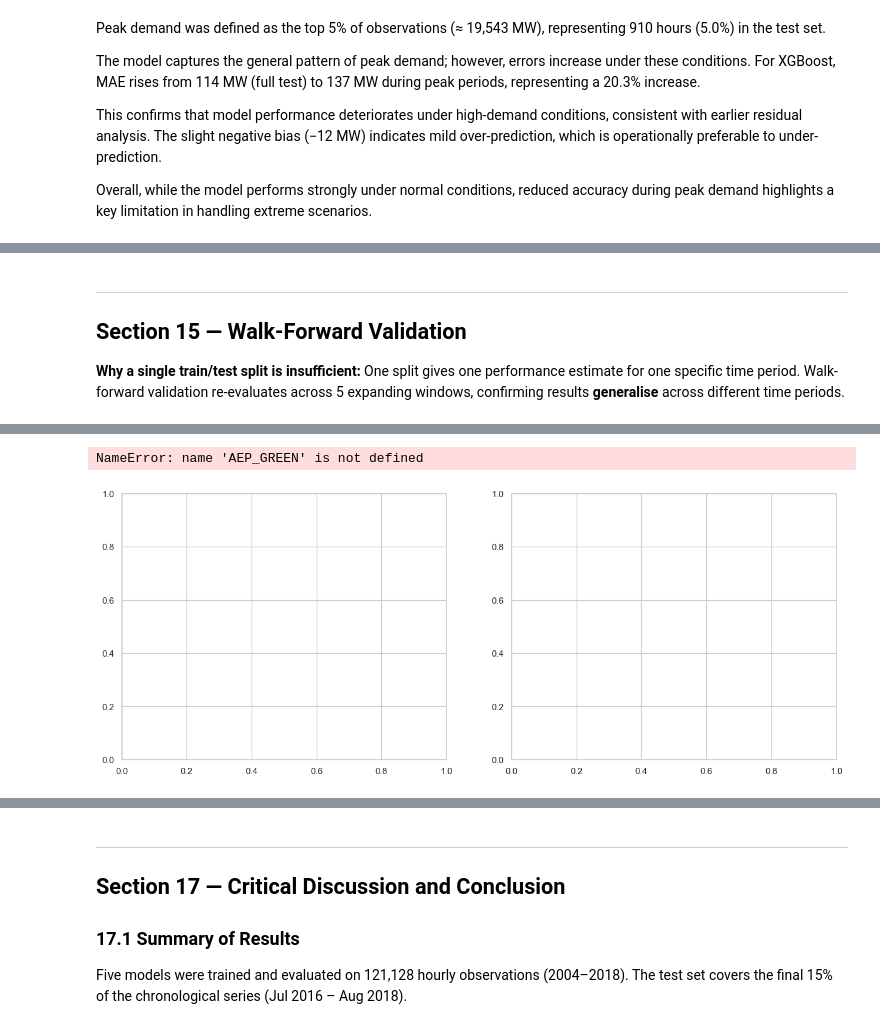
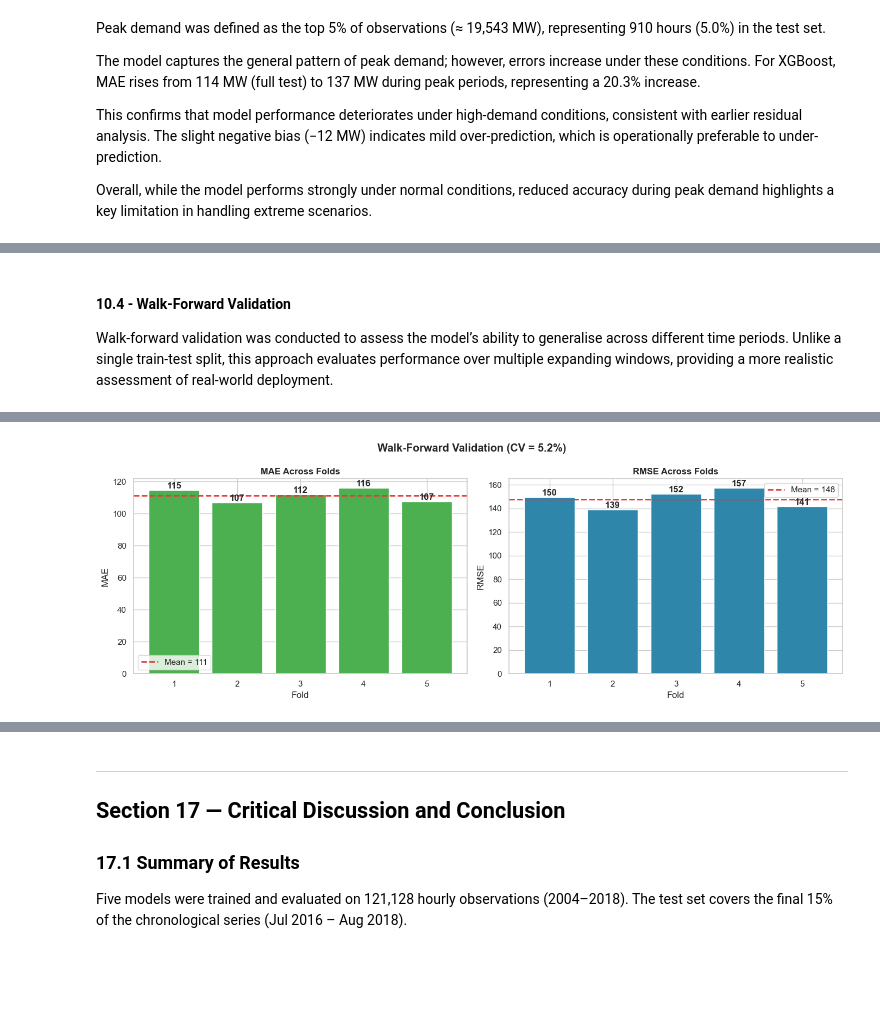
Before and after one commit to tahermamun/AI-Energy-Consumption-Forecasting, a Jupyter notebook: notebook/project_artefact.ipynb, the cells around one changed output, grey strips where cells are left out. Saved outputs shown, nothing was run; the diff lists cells and outputs as text; code cells hidden in the pictures; blank space fills up the shorter version.

Commit message:
up: model and validation updated and critically evaluated

```diff
--- a/notebook/project_artefact.ipynb
+++ b/notebook/project_artefact.ipynb
@@ -1728,87 +1742,66 @@ NameError: name 'mae_nw' is not defined
 # %% [markdown]
----
-## Section 15 — Walk-Forward Validation
-
-**Why a single train/test split is insufficient:**
-One split gives one performance estimate for one specific time period.
-Walk-forward validation re-evaluates across 5 expanding windows,
-confirming results **generalise** across different time periods.
+#### **10.4 - Walk-Forward Validation**
+Walk-forward validation was conducted to assess the model’s ability to generalise across different time periods. Unlike a single train-test split, this approach evaluates performance over multiple expanding windows, providing a more realistic assessment of real-world deployment.
 # %%
-# --- Section 15: Walk-Forward Validation ---
+# Walk-Forward Validation
 
-# 1. Configuration: Define 5 temporal folds (Expanding Windows)
-# Format: (Train_Percentage, Test_Percentage)
 folds = [(0.60, 0.70), (0.70, 0.80), (0.75, 0.85), (0.80, 0.90), (0.85, 0.95)]
 wf_results = []
 
-print(f"{'─'*60}\n  STARTING WALK-FORWARD VALIDATION (5 FOLDS)\n{'─'*60}")
+for fold_idx, (train_p, test_p) in enumerate(folds, 1):
 
-# 2. Execution Loop
-for fold_idx, (train_p, test_p) in enumerate(folds, 1):
-    # Split data chronologically to prevent leakage
     train_limit = int(len(df) * train_p)
     test_limit  = int(len(df) * test_p)
 
     train_set = df.iloc[:train_limit]
     test_set  = df.iloc[train_limit:test_limit]
 
-    # Initialize and fit model
-    # We use a slightly faster setup for cross-validation
     model_wf = XGBRegressor(
-        n_estimators=500, learning_rate=0.05, max_depth=6,
-        subsample=0.8, colsample_bytree=0.8, tree_method="hist",
-        random_state=RANDOM_SEED, verbosity=0
+        n_estimators=500,
+        learning_rate=0.05,
+        max_depth=6,
+        subsample=0.8,
+        colsample_bytree=0.8,
+        random_state=42,
+        verbosity=0
     )
 
     model_wf.fit(train_set[FEATURES], train_set[TARGET])
     preds_wf = model_wf.predict(test_set[FEATURES])
 
-    # Calculate performance metrics
-    mae_wf  = mean_absolute_error(test_set[TARGET], preds_wf)
-    rmse_wf = np.sqrt(mean_squared_error(test_set[TARGET], preds_wf))
-
     wf_results.append({
         "Fold": fold_idx,
-        "Train_End": train_set.index.max().date(),
-        "MAE": mae_wf,
-        "RMSE": rmse_wf
+        "MAE": mean_absolute_error(test_set[TARGET], preds_wf),
+        "RMSE": np.sqrt(mean_squared_error(test_set[TARGET], preds_wf))
     })
 
-    print(f"  Fold {fold_idx}: Train through {train_set.index.max().date()} | "
-          f"MAE: {mae_wf:,.1f} MW | RMSE: {rmse_wf:,.1f} MW")
+wf_df = pd.DataFrame(wf_results)
 
-# 3. Consolidate and Statistical Audit
-wf_df = pd.DataFrame(wf_results)
 mean_rmse = wf_df["RMSE"].mean()
 std_rmse  = wf_df["RMSE"].std()
 cv_score  = (std_rmse / mean_rmse) * 100
 
-print(f"\n{'─'*60}\n  STABILITY AUDIT RESULTS\n{'─'*60}")
-print(f"  Mean MAE  : {wf_df['MAE'].mean():,.2f} MW")
-print(f"  Mean RMSE : {mean_rmse:,.2f} MW")
-print(f"  CV (RMSE) : {cv_score:.1f}% — {'✅ STABLE' if cv_score < 15 else '⚠️ VARIABLE'}")
+# Plot
+fig, axes = plt.subplots(1, 2, figsize=(14, 5))
 
-# 4. Professional Visualization
-fig, axes = plt.subplots(1, 2, figsize=(16, 6))
+for ax, metric, color in zip(axes, ["MAE", "RMSE"], [GREEN, BLUE]):
 
-for ax, metric, color in zip(axes, ["MAE", "RMSE"], [AEP_GREEN, AEP_BLUE]):
-    labels = [f"Fold {i}" for i in range(1, 6)]
-    ax.bar(labels, wf_df[metric], color=color, alpha=0.8, edgecolor="white")
+    bars = ax.bar(wf_df["Fold"], wf_df[metric], color=color, edgecolor="white")
 
-    # Baseline mean line
-    m_val = wf_df[metric].mean()
-    ax.axhline(m_val, color=AEP_RED, lw=2, ls="--", label=f"Mean {metric}: {m_val:,.0f}")
+    ax.axhline(wf_df[metric].mean(), color=RED, ls="--", lw=2,
+               label=f"Mean = {wf_df[metric].mean():.0f}")
 
-    ax.set_title(f"{metric} Stability Across Folds", fontweight="bold")
-    ax.set_ylabel(f"{metric} (MW)")
+    ax.set_title(f"{metric} Across Folds", fontweight="bold")
+    ax.set_xlabel("Fold")
+    ax.set_ylabel(metric)
     ax.legend()
 
-    # Add value labels for precision
-    for i, v in enumerate(wf_df[metric]):
-        ax.text(i, v + (v * 0.01), f"{v:.0f}", ha="center", fontweight="bold")
+    for bar in bars:
+        y = bar.get_height()
+        ax.text(bar.get_x() + bar.get_width()/2, y,
+                f"{y:.0f}", ha="center", va="bottom", fontweight="bold")
 
-plt.suptitle(f"Walk-Forward Validation Dashboard (CV = {cv_score:.1f}%)",
-             fontsize=14, fontweight="bold", y=1.02)
+plt.suptitle(f"Walk-Forward Validation (CV = {cv_score:.1f}%)", fontweight="bold")
 plt.tight_layout()
 plt.show()
 # %% [output]
@@ -1830,2 +1808 @@ plt.show()
-NameError: name 'AEP_GREEN' is not defined
-[figure, old version]
+[figure, new version]
```
Also changed, not shown: parts of 13 cells of this notebook.
